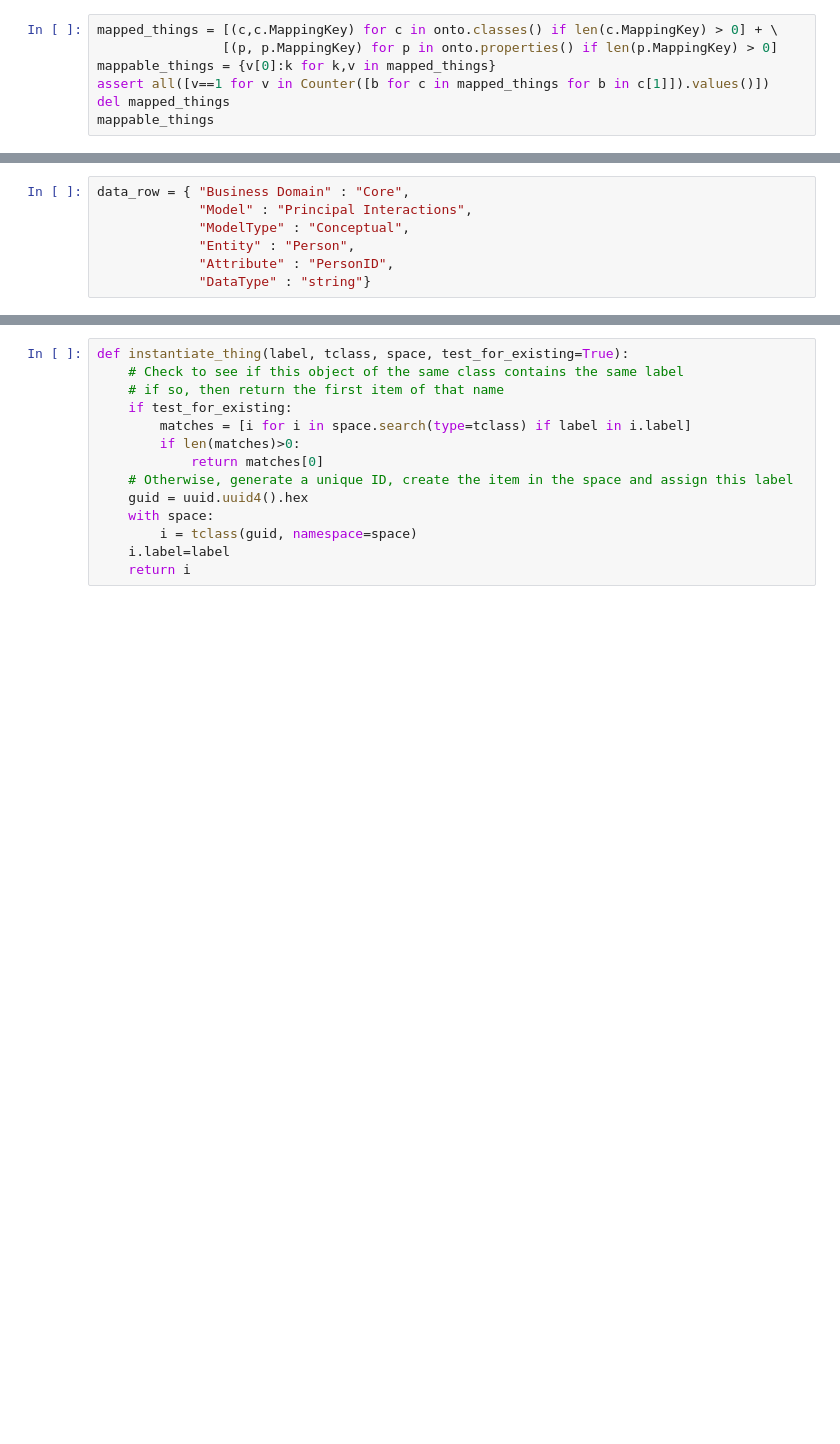
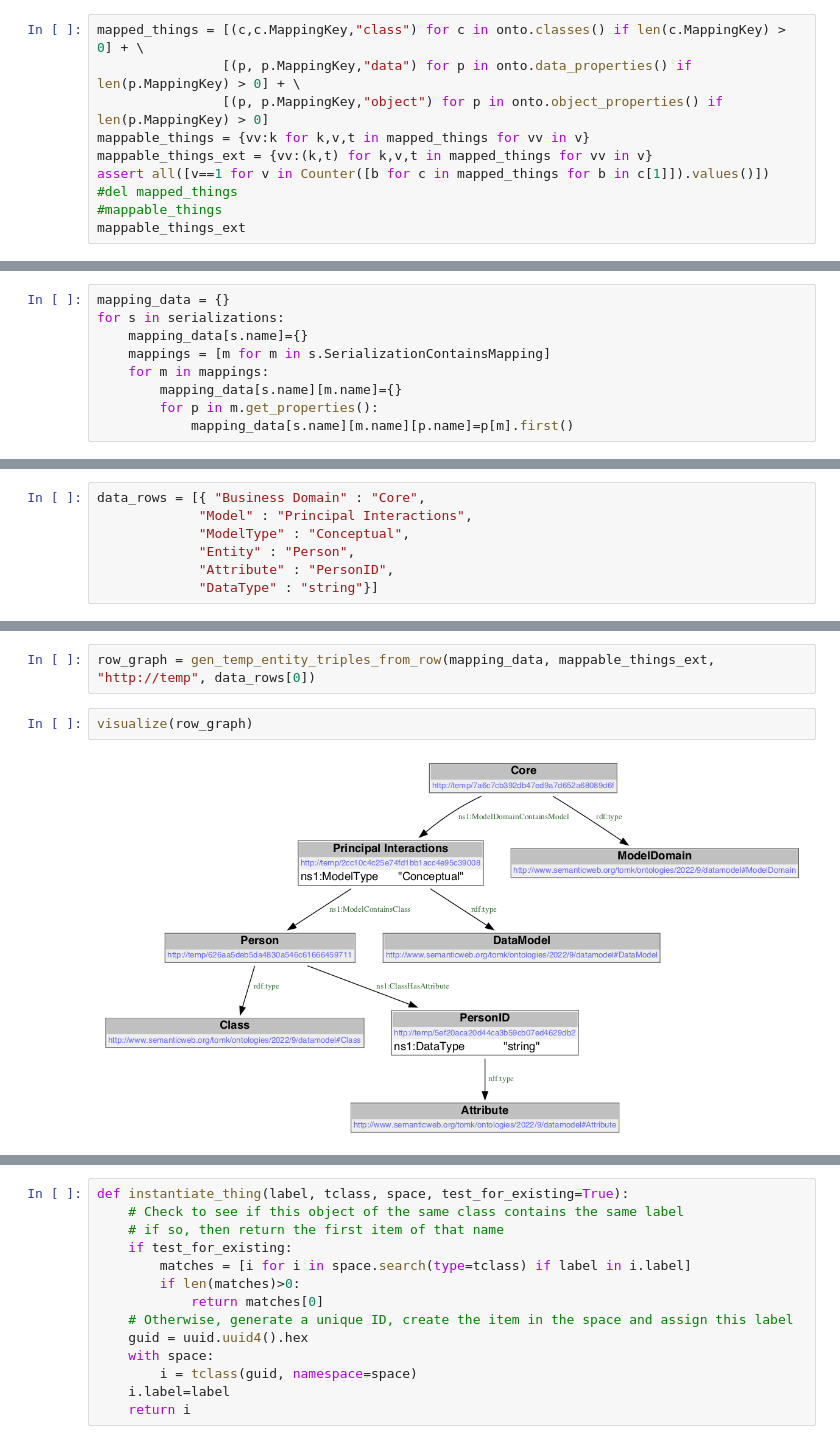
Before and after one commit to MrTomKimber/datamodels, a Jupyter notebook: Data Loading Dev.ipynb, the cells around one changed output, grey strips where cells are left out. Drawn from its saved outputs; the diff is of its cells as text; blank space fills up the shorter version.

```diff
--- a/Data Loading Dev.ipynb
+++ b/Data Loading Dev.ipynb
@@ -58,9 +78,12 @@ with onto:
 * Owlready * (NB: only changes on entities loaded in Python are shown, other changes are done but not listed)
 # %%
-mapped_things = [(c,c.MappingKey) for c in onto.classes() if len(c.MappingKey) > 0] + \
-                [(p, p.MappingKey) for p in onto.properties() if len(p.MappingKey) > 0]
-mappable_things = {v[0]:k for k,v in mapped_things}
+mapped_things = [(c,c.MappingKey,"class") for c in onto.classes() if len(c.MappingKey) > 0] + \
+                [(p, p.MappingKey,"data") for p in onto.data_properties() if len(p.MappingKey) > 0] + \
+                [(p, p.MappingKey,"object") for p in onto.object_properties() if len(p.MappingKey) > 0]
+mappable_things = {vv:k for k,v,t in mapped_things for vv in v}
+mappable_things_ext = {vv:(k,t) for k,v,t in mapped_things for vv in v}
 assert all([v==1 for v in Counter([b for c in mapped_things for b in c[1]]).values()])
-del mapped_things
-mappable_things
+#del mapped_things
+#mappable_things
+mappable_things_ext
 # %% [output]
@@ -82,0 +130,9 @@ mappable_things
+# %%
+mapping_data = {}
+for s in serializations:
+    mapping_data[s.name]={}
+    mappings = [m for m in s.SerializationContainsMapping]
+    for m in mappings:
+        mapping_data[s.name][m.name]={}
+        for p in m.get_properties():
+            mapping_data[s.name][m.name][p.name]=p[m].first()
@@ -83,7 +146,7 @@ mappable_things
 # %%
-data_row = { "Business Domain" : "Core",
+data_rows = [{ "Business Domain" : "Core",
              "Model" : "Principal Interactions",
              "ModelType" : "Conceptual",
              "Entity" : "Person",
              "Attribute" : "PersonID",
-             "DataType" : "string"}
+             "DataType" : "string"}]
@@ -89,0 +287,6 @@ data_row = { "Business Domain" : "Core",
+# %%
+row_graph = gen_temp_entity_triples_from_row(mapping_data, mappable_things_ext, "http://temp", data_rows[0])
+# %%
+visualize(row_graph)
+# %% [output]
+[figure, added]
```
Also changed, not shown: parts of 54 cells of this notebook, 6 other files.
